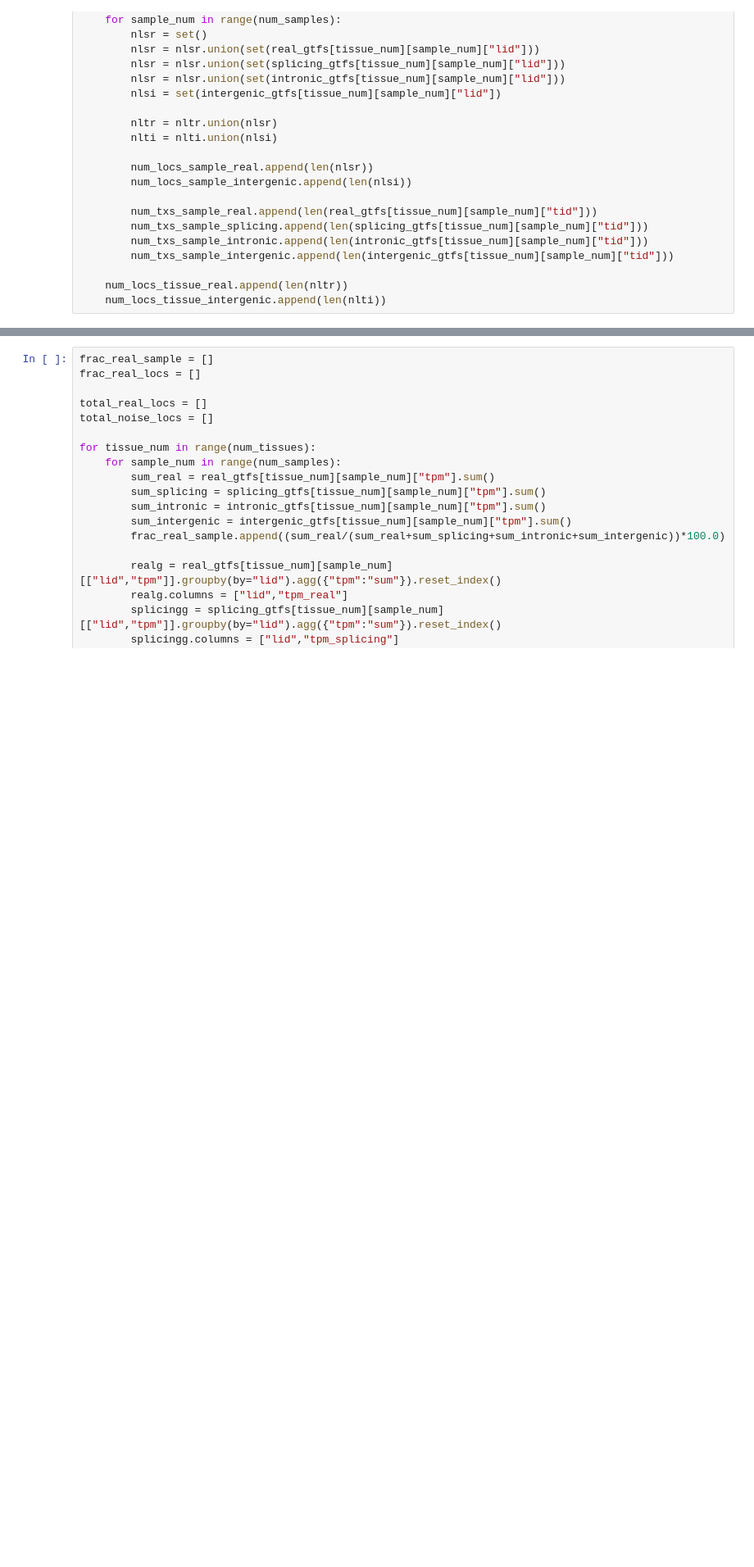
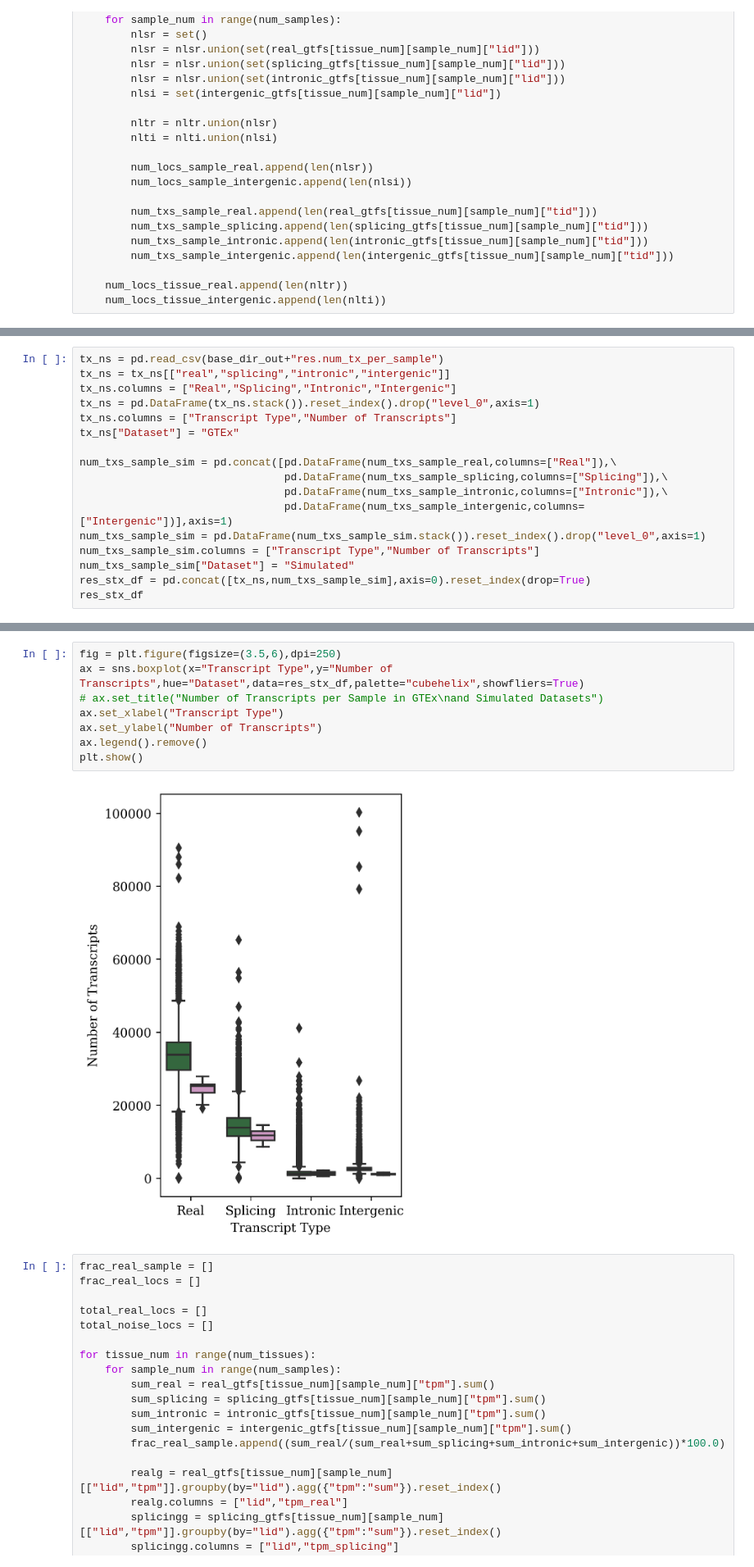
Before and after one commit to alevar/tx_noise, a Jupyter notebook: notebooks/simulation_stage5_results.ipynb, the cells around one changed output, grey strips where cells are left out. Shown at 82% size. Drawn from its saved outputs; the diff is of its cells as text; blank space fills up the shorter version.

```diff
--- a/notebooks/simulation_stage5_results.ipynb
+++ b/notebooks/simulation_stage5_results.ipynb
@@ -181,0 +204,17 @@ plt.show()
+# %%
+tx_ns = pd.read_csv(base_dir_out+"res.num_tx_per_sample")
+tx_ns = tx_ns[["real","splicing","intronic","intergenic"]]
+tx_ns.columns = ["Real","Splicing","Intronic","Intergenic"]
+tx_ns = pd.DataFrame(tx_ns.stack()).reset_index().drop("level_0",axis=1)
+tx_ns.columns = ["Transcript Type","Number of Transcripts"]
+tx_ns["Dataset"] = "GTEx"
+
+num_txs_sample_sim = pd.concat([pd.DataFrame(num_txs_sample_real,columns=["Real"]),\
+                                pd.DataFrame(num_txs_sample_splicing,columns=["Splicing"]),\
+                                pd.DataFrame(num_txs_sample_intronic,columns=["Intronic"]),\
+                                pd.DataFrame(num_txs_sample_intergenic,columns=["Intergenic"])],axis=1)
+num_txs_sample_sim = pd.DataFrame(num_txs_sample_sim.stack()).reset_index().drop("level_0",axis=1)
+num_txs_sample_sim.columns = ["Transcript Type","Number of Transcripts"]
+num_txs_sample_sim["Dataset"] = "Simulated"
+res_stx_df = pd.concat([tx_ns,num_txs_sample_sim],axis=0).reset_index(drop=True)
+res_stx_df
@@ -182,3 +235,13 @@ plt.show()
+# %%
+fig = plt.figure(figsize=(3.5,6),dpi=250)
+ax = sns.boxplot(x="Transcript Type",y="Number of Transcripts",hue="Dataset",data=res_stx_df,palette="cubehelix",showfliers=True)
+# ax.set_title("Number of Transcripts per Sample in GTEx\nand Simulated Datasets")
+ax.set_xlabel("Transcript Type")
+ax.set_ylabel("Number of Transcripts")
+ax.legend().remove()
+plt.show()
+# %% [output]
+[figure, added]
 # %%
 frac_real_sample = []
 frac_real_locs = []
```
Also changed, not shown: parts of 19 cells of this notebook, 11 other files.
